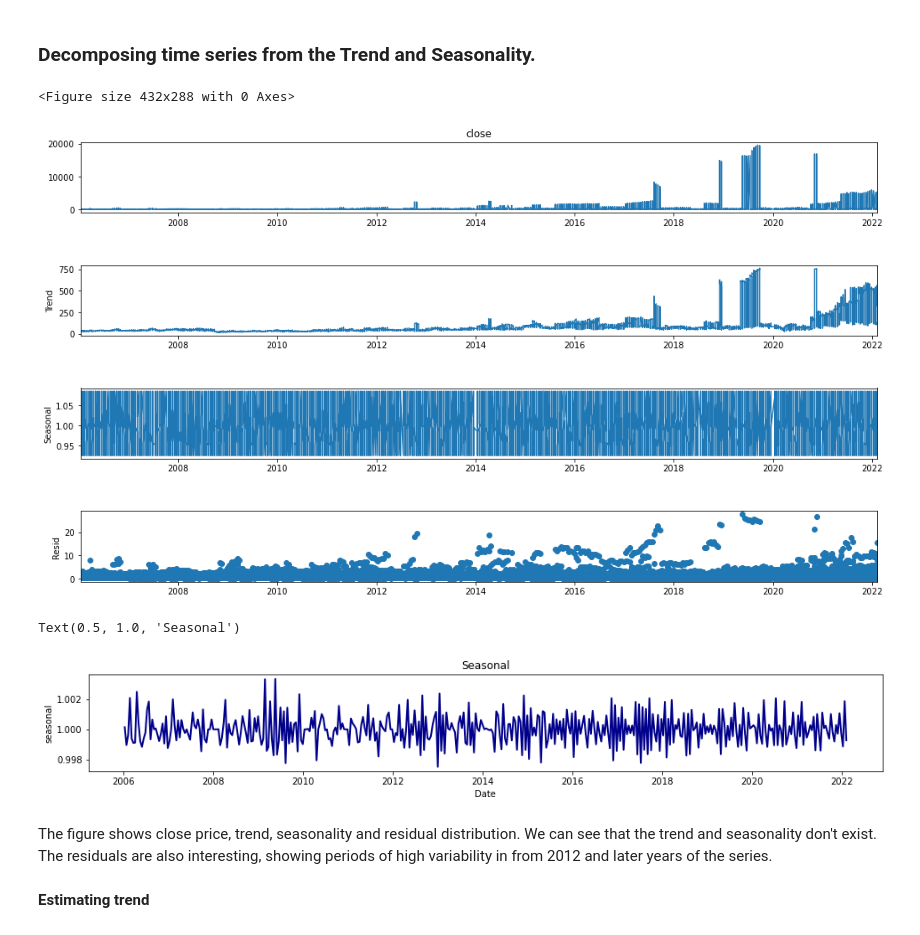
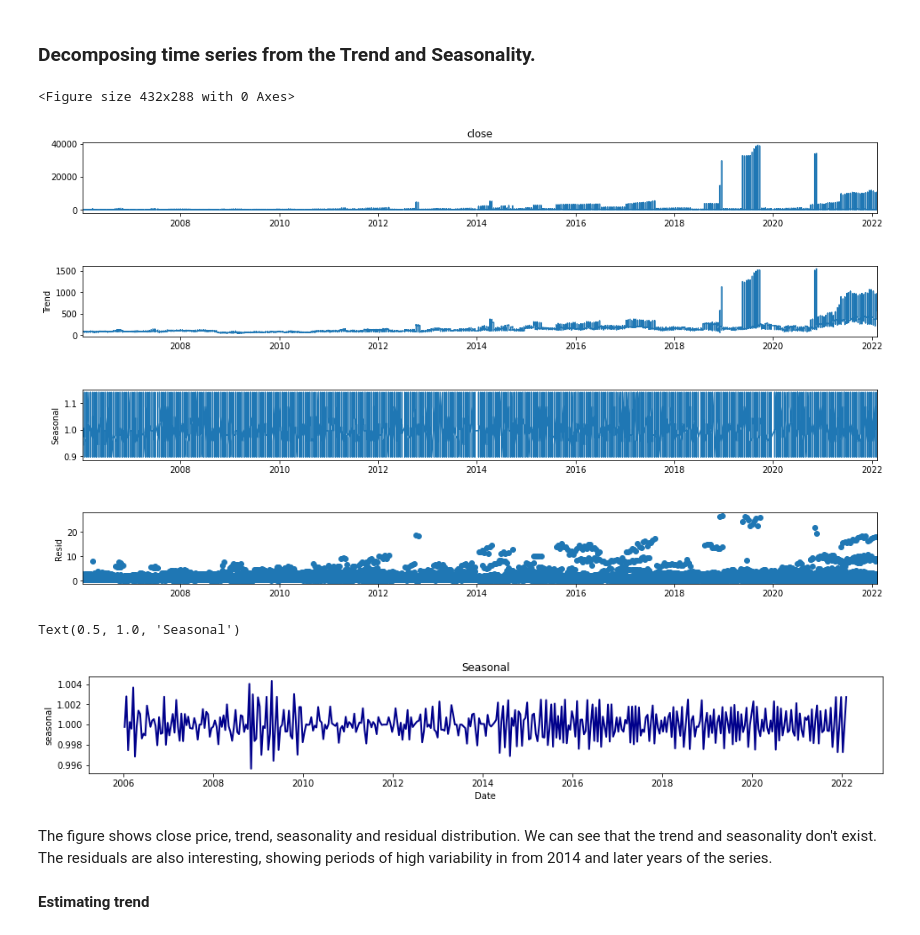
Before and after one commit to Agablue-red/MLClass, a Jupyter notebook: code/time-series.ipynb, the cells around one changed output. Cells and saved outputs as stored; diff of their text form; code cells hidden in the pictures.

Commit message:
Time Series Analysis

```diff
--- a/code/time-series.ipynb
+++ b/code/time-series.ipynb
@@ -11,3 +18,3 @@ import seaborn as sns
 # %%
-url = "https://raw.githubusercontent.com/Agablue-red/Machine-Learning/master/data/Dataset.csv"
-df = pd.read_csv(url)
+url = "https://raw.githubusercontent.com/Agablue-red/Machine-Learning/master/data/data_rate.csv"
+data = pd.read_csv(url, index_col=0)
@@ -16,4 +21,6 @@ df.drop(columns=['symbol', 'sector'], inplace = True)
 # %%
-df['Date'] = pd.to_datetime(df['Date'], format = '%Y-%m-%d')
-df['Year'] = df.Date.apply(lambda x: x.year)
-df = df.set_index('Date')
+data['Date'] = pd.to_datetime(data['Date'], format = '%Y-%m-%d')
+data['Year'] = data.Date.apply(lambda x: x.year)
+
+dataset = data.set_index('Date')
+dataset.sort_index(inplace=True)
@@ -20,5 +37,5 @@ df = df.set_index('Date')
 # %%
-data = df[(df.Year >= 2006)]
+dataset = dataset[(dataset.Year >= 2006)]
 # %% [markdown]
 ### Visualization of the stock’s weekly closing price and rate of return.
 # %%
@@ -124,29 +139,27 @@ We can rule out the Null hypothesis because the p-value is smaller than 0.05. Ad
 # %% [markdown]
 ###  Decomposing time series from the Trend and Seasonality.
 # %%
-from statsmodels.tsa.seasonal import seasonal_decompose
-
-result = seasonal_decompose(data['close'], model='multiplicative', period = 30)
+result = seasonal_decompose(dataset['close'], model='multiplicative', period = 30)
 fig = plt.figure()
 fig = result.plot()
 fig.set_size_inches(16, 9)
 # %% [output]
 <Figure size 432x288 with 0 Axes>
-[figure, old version]
+[figure, new version]
 # %%
 #seasonal
 
 plt.subplots(figsize=(16, 2))
-sns.lineplot(x = data.index, y = result.seasonal, data = data,
+sns.lineplot(x = dataset.index, y = result.seasonal, data = dataset,
              ci = None,
              color = "darkblue",
              linewidth = 2)
 plt.title("Seasonal", size=12)
 # %% [output]
 Text(0.5, 1.0, 'Seasonal')
-[figure, old version]
+[figure, new version]
 # %% [markdown]
-The figure shows close price, trend, seasonality and residual distribution. We can see that the trend and seasonality don't exist. The residuals are also interesting, showing periods of high variability in from 2012 and later years of the series.
+The figure shows close price, trend, seasonality and residual distribution. We can see that the trend and seasonality don't exist. The residuals are also interesting, showing periods of high variability in from 2014 and later years of the series.
 # %% [markdown]
 **Estimating trend**
 # %% [markdown]
```
Also changed, not shown: parts of 14 cells of this notebook.
